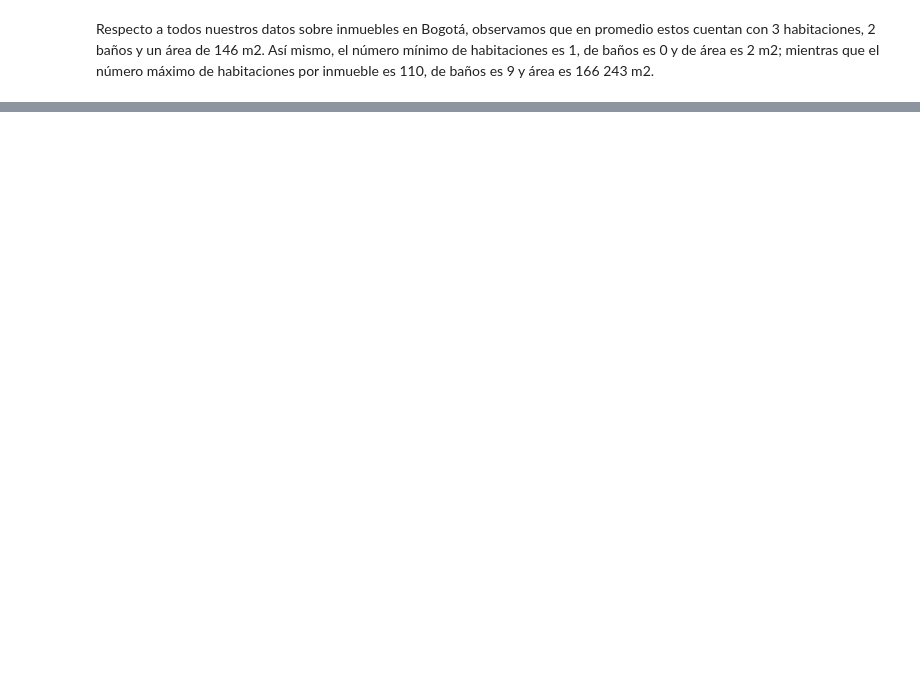
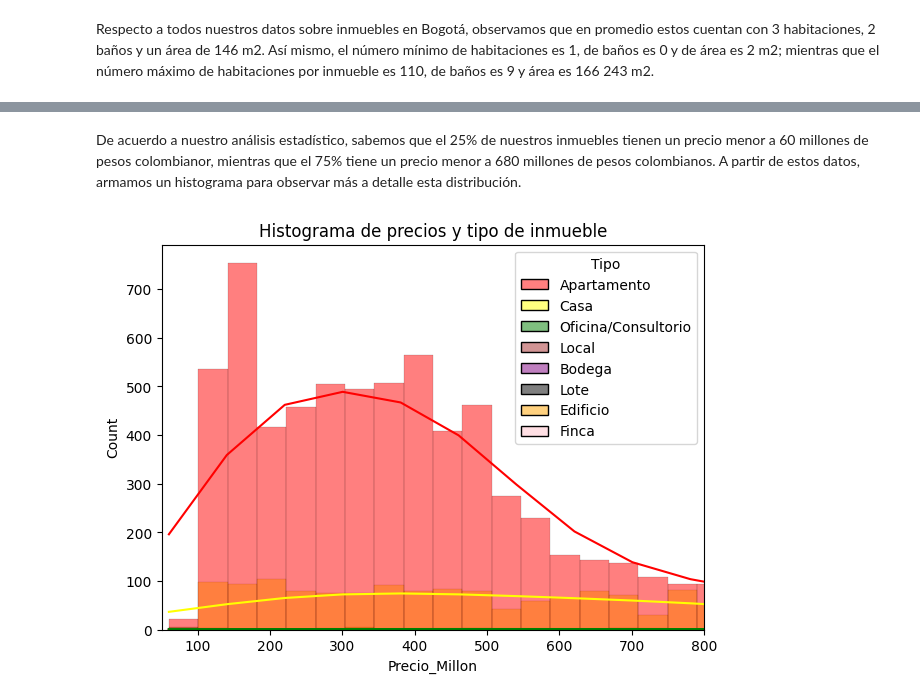
Before and after one commit to aaizaguirre/Inmersion_datos_Alura, a Jupyter notebook: analisis_inmuebles_bogota_alura_latam.ipynb, the cells around one changed output, grey strips where cells are left out. Cells and saved outputs as stored; diff of their text form; code cells hidden in the pictures; blank space fills up the shorter version.

```diff
--- a/analisis_inmuebles_bogota_alura_latam.ipynb
+++ b/analisis_inmuebles_bogota_alura_latam.ipynb
@@ -173,0 +204,10 @@ Respecto a todos nuestros datos sobre inmuebles en Bogotá, observamos que en pr
+# %% [markdown]
+De acuerdo a nuestro análisis estadístico, sabemos que el 25% de nuestros inmuebles tienen un precio menor a 60 millones de pesos colombianor, mientras que el 75% tiene un precio menor a 680 millones de pesos colombianos. A partir de estos datos, armamos un histograma para observar más a detalle esta distribución.
+# %%
+plt.figure(figsize = (7,5))
+colores_tipo_inmueble = {"Apartamento":"red", "Casa":"yellow","Oficina/Consultorio":"green", "Edificio":"orange", "Lote":"black", "Bodega":"purple", "Local":"brown", "Finca":"pink"}
+sns.histplot(data = inmuebles_bogota_bd, x = "Precio_Millon", kde = True, hue = "Tipo", palette = colores_tipo_inmueble).set_title("Histograma de precios y tipo de inmueble")
+plt.xlim(50,800)
+plt.show()
+# %% [output]
+[figure, added]
```
Also changed, not shown: parts of 23 cells of this notebook.
